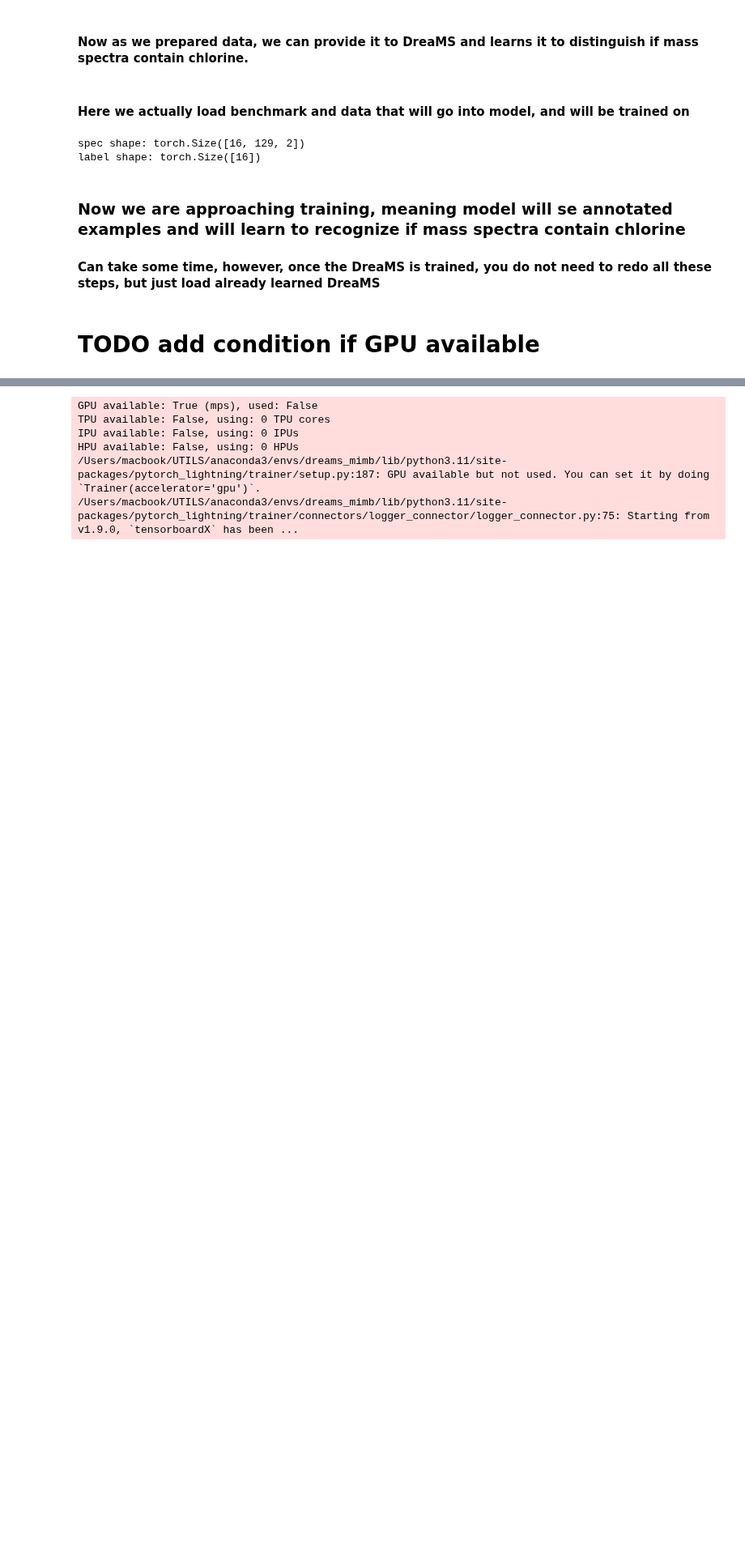
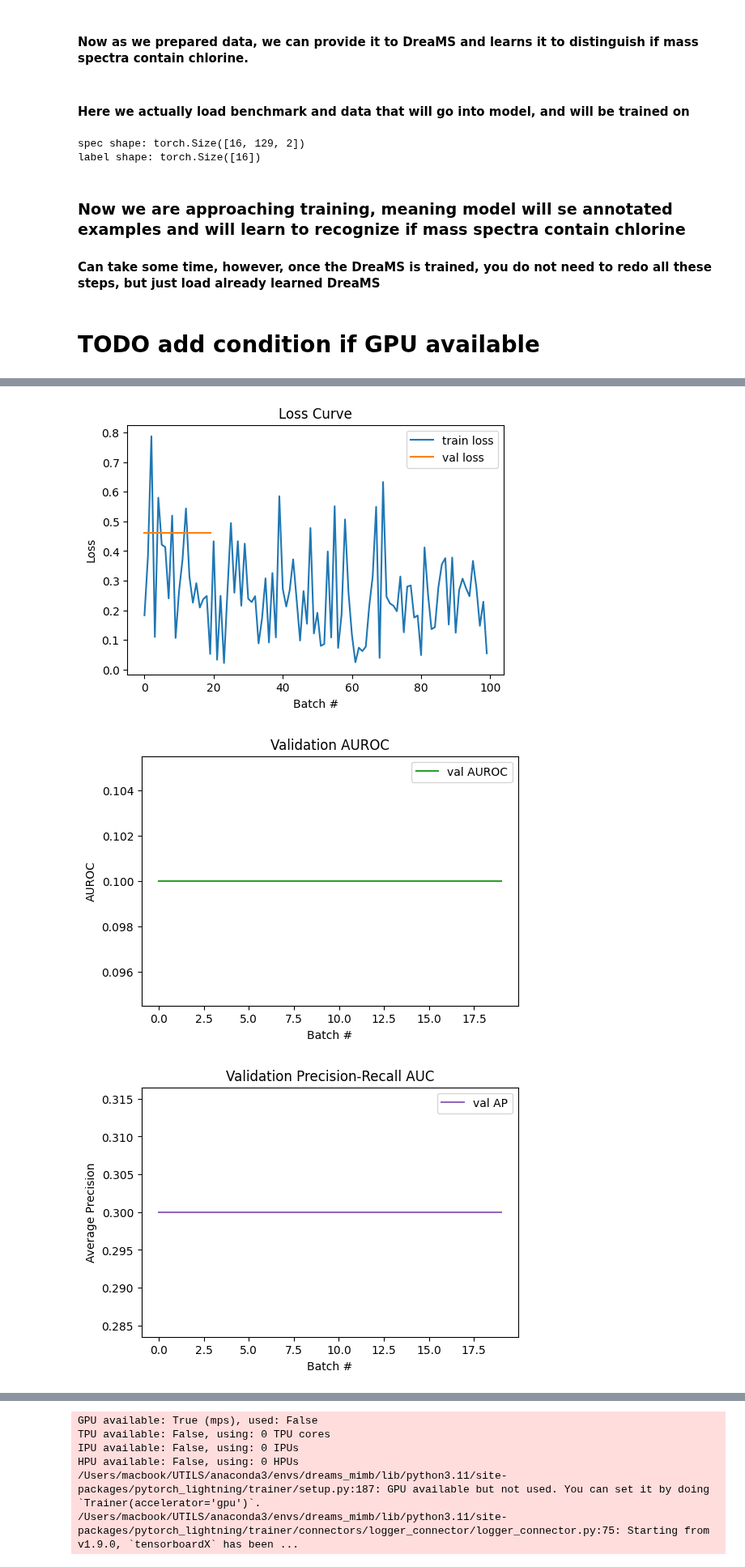
Before and after one commit to pluskal-lab/DreaMS_MIMB, a Jupyter notebook: notebooks/4_DreaMS_finetuning.ipynb, the cells around one changed output, grey strips where cells are left out. Shown at 81% size. Saved outputs shown, nothing was run; the diff lists cells and outputs as text; code cells hidden in the pictures; blank space fills up the shorter version.

Commit message:
metrics reports

```diff
--- a/notebooks/4_DreaMS_finetuning.ipynb
+++ b/notebooks/4_DreaMS_finetuning.ipynb
@@ -99,0 +176,12 @@ label shape: torch.Size([16])
+# %%
+metrics_cb = MetricsLogger()
+
+trainer = pl.Trainer(
+    max_epochs=2,
+    limit_train_batches=50,
+    limit_val_batches=20,       # run only 3 validation batches
+    limit_test_batches=20,      # run only 3 test batches
+    callbacks=[metrics_cb],
+    accelerator="cpu",
+    devices=1,
+)
@@ -99,0 +284,38 @@ label shape: torch.Size([16])
+# %%
+import matplotlib.pyplot as plt
+
+# 1) Loss
+plt.figure(figsize=(6,4))
+plt.plot(metrics_cb.train_losses, label="train loss")
+plt.plot(metrics_cb.val_losses,   label="val loss")
+plt.xlabel("Batch #"); plt.ylabel("Loss")
+plt.legend(); plt.title("Loss Curve")
+plt.show()
+
+# 2) AUC
+if metrics_cb.val_aucs:
+    plt.figure(figsize=(6,4))
+    plt.plot(metrics_cb.val_aucs, label="val AUROC", color='tab:green')
+    plt.xlabel("Batch #"); plt.ylabel("AUROC")
+    plt.legend(); plt.title("Validation AUROC")
+    plt.show()
+
+# 3) Average Precision
+if metrics_cb.val_prs:
+    plt.figure(figsize=(6,4))
+    plt.plot(metrics_cb.val_prs, label="val AP", color='tab:purple')
+    plt.xlabel("Batch #"); plt.ylabel("Average Precision")
+    plt.legend(); plt.title("Validation Precision-Recall AUC")
+    plt.show()
+
+# 4) F1 Score
+if metrics_cb.val_f1s:
+    plt.figure(figsize=(6,4))
+    plt.plot(metrics_cb.val_f1s, label="val F1", color='tab:orange')
+    plt.xlabel("Batch #"); plt.ylabel("F1 Score")
+    plt.legend(); plt.title("Validation F1 Over Time")
+    plt.show()
+# %% [output]
+[figure, added]
+[figure, added]
+[figure, added]
```
Also changed, not shown: parts of 16 cells of this notebook, 1 other file.
